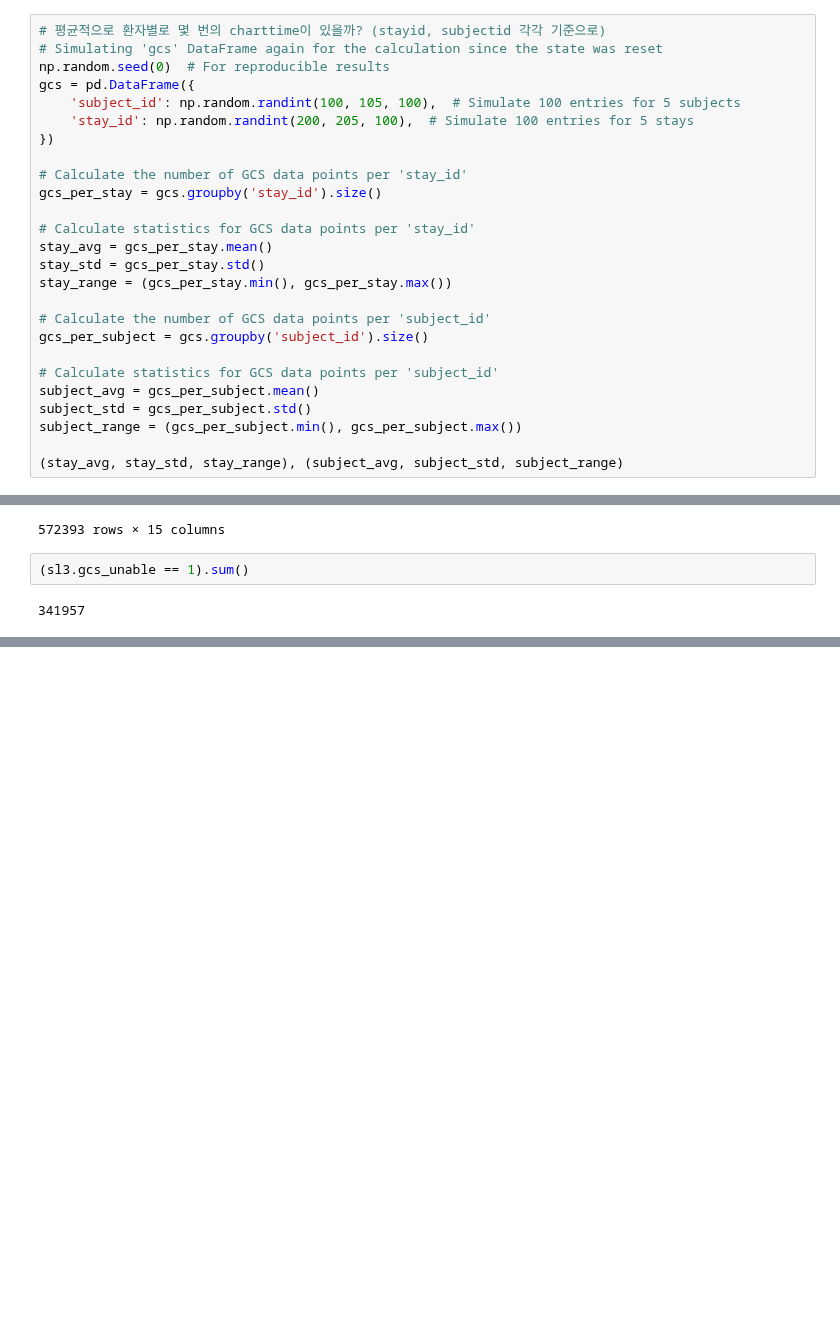
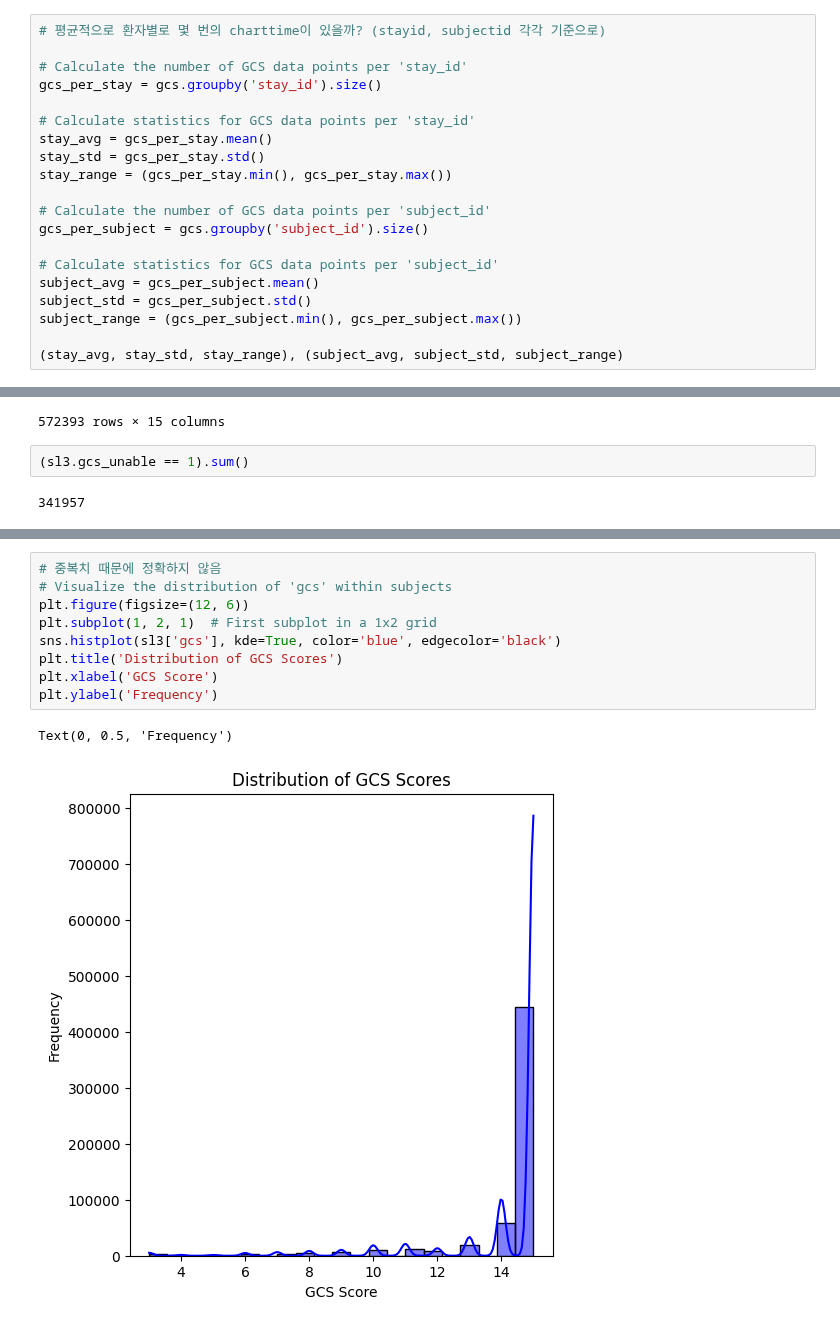
Before and after one commit to sujungleeml/P1_extubationfailure, a Jupyter notebook: 서대철/notebooks/240215_severity_oasis_gcs.ipynb, the cells around one changed output, grey strips where cells are left out. Drawn from its saved outputs; the diff is of its cells as text; blank space fills up the shorter version.

```diff
--- a/서대철/notebooks/240215_severity_oasis_gcs.ipynb
+++ b/서대철/notebooks/240215_severity_oasis_gcs.ipynb
@@ -268,12 +268,6 @@ gcs[(gcs.gcs_verbal == 0) & (gcs.gcs_unable == 1)].gcs.unique()
 array([15.])
 # %%
 # 평균적으로 환자별로 몇 번의 charttime이 있을까? (stayid, subjectid 각각 기준으로)
-# Simulating 'gcs' DataFrame again for the calculation since the state was reset
-np.random.seed(0)  # For reproducible results
-gcs = pd.DataFrame({
-    'subject_id': np.random.randint(100, 105, 100),  # Simulate 100 entries for 5 subjects
-    'stay_id': np.random.randint(200, 205, 100),  # Simulate 100 entries for 5 stays
-})
 
 # Calculate the number of GCS data points per 'stay_id'
 gcs_per_stay = gcs.groupby('stay_id').size()
@@ -319,0 +335,12 @@ sl3
+# %%
+# 중복치 때문에 정확하지 않음
+# Visualize the distribution of 'gcs' within subjects
+plt.figure(figsize=(12, 6))
+plt.subplot(1, 2, 1)  # First subplot in a 1x2 grid
+sns.histplot(sl3['gcs'], kde=True, color='blue', edgecolor='black')
+plt.title('Distribution of GCS Scores')
+plt.xlabel('GCS Score')
+plt.ylabel('Frequency')
+# %% [output]
+Text(0, 0.5, 'Frequency')
+[figure, added]
```
Also changed, not shown: parts of 8 cells of this notebook.
